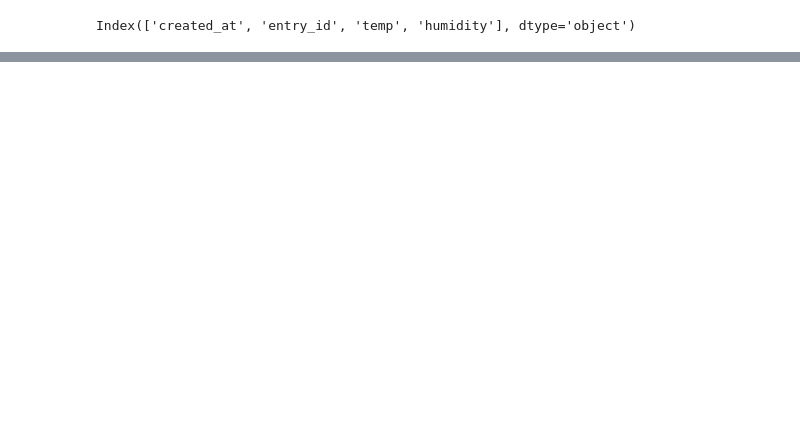
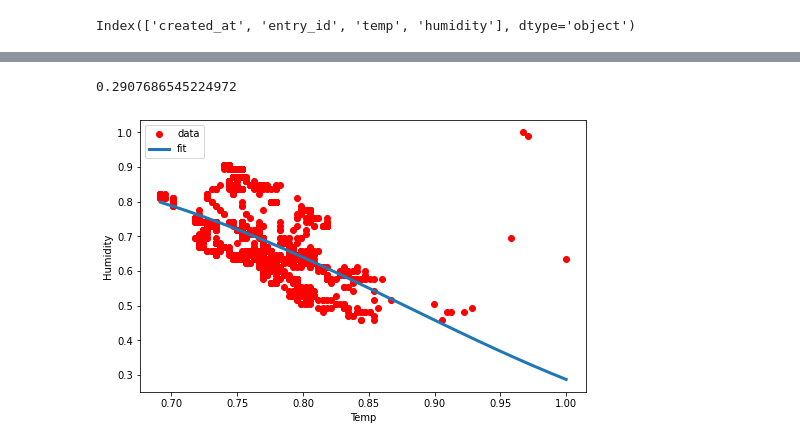
Before and after one commit to thanhlamnguyen/Do_an_IOT, a Jupyter notebook: Do_an_IOT.ipynb, the cells around one changed output, grey strips where cells are left out. Cells and saved outputs as stored; diff of their text form; code cells hidden in the pictures; blank space fills up the shorter version.

```diff
--- a/Do_an_IOT.ipynb
+++ b/Do_an_IOT.ipynb
@@ -112,0 +128,3 @@ axes[1].set_title("Do am");
+# %%
+from sklearn.model_selection import train_test_split
+X_train, X_test, y_train, y_test = train_test_split(x_data, y_data, test_size=0.3)
@@ -112,0 +133,24 @@ axes[1].set_title("Do am");
+# %%
+def sigmoid(x, Beta_1, Beta_2):
+     y = 1 / (1 + np.exp(-Beta_1*(x-Beta_2)))
+     return y
+X_train_nln =X_train/max(X_train)
+y_train_nln =y_train/max(y_train)
+X_test_nln = X_test/max(X_test)
+y_test_nln = y_test/max(y_test)
+from scipy.optimize import curve_fit
+popt, pcov = curve_fit(sigmoid, X_train_nln, y_train_nln)
+# %%
+x = np.linspace(min(X_test_nln), max(X_test_nln), len(X_test_nln))
+# x = x/max(x)
+plt.figure(figsize=(8,5))
+y_pred = sigmoid(x, *popt)
+plt.plot(X_test_nln, y_test_nln, 'ro', label='data')
+plt.plot(x,y_pred, linewidth=3.0, label='fit')
+plt.legend(loc='best')
+plt.ylabel('Humidity')
+plt.xlabel('Temp')
+r2_score(y_test_nln, sigmoid(X_test_nln, *popt))
+# %% [output]
+0.2907686545224972
+[figure, added]
```
Also changed, not shown: parts of 17 cells of this notebook.
